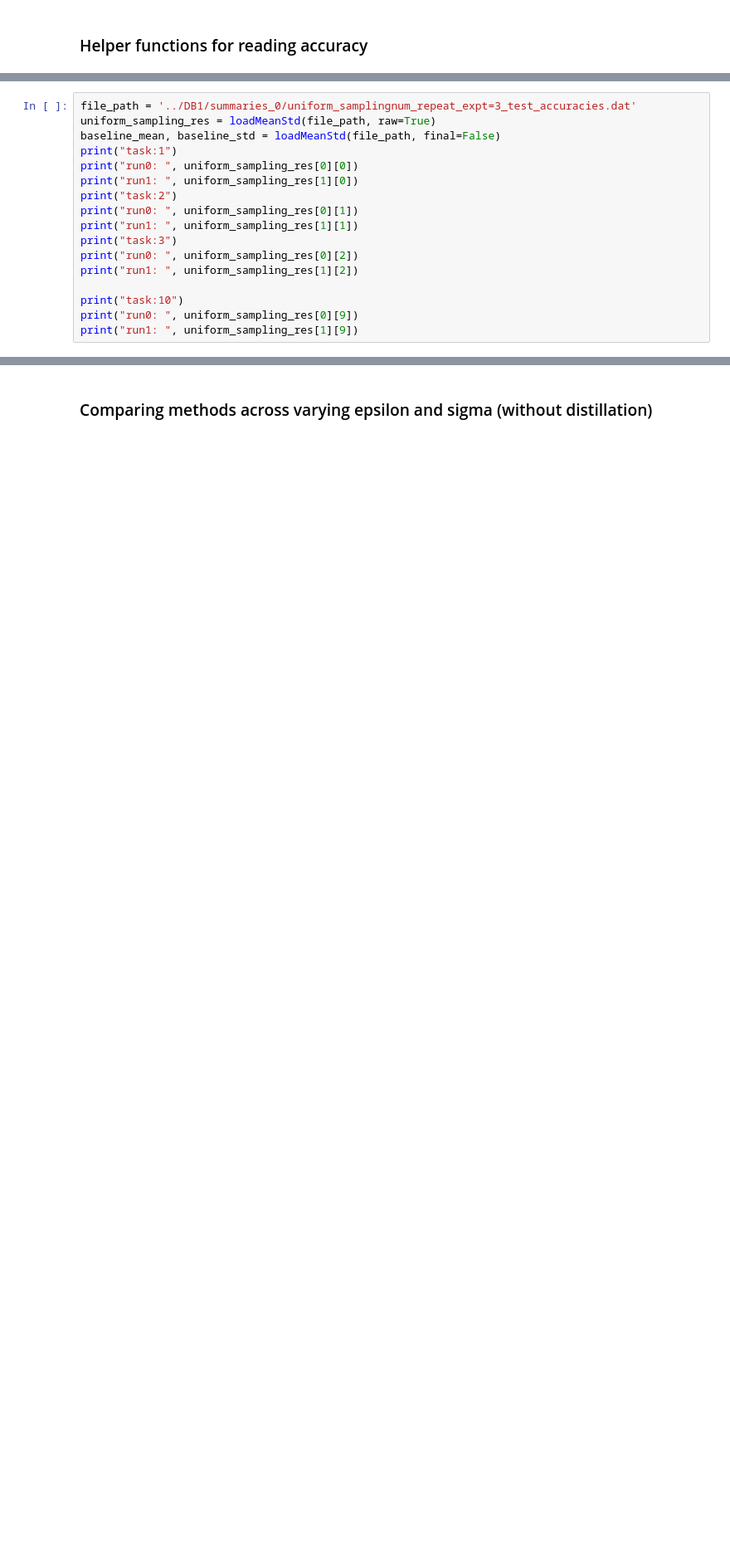
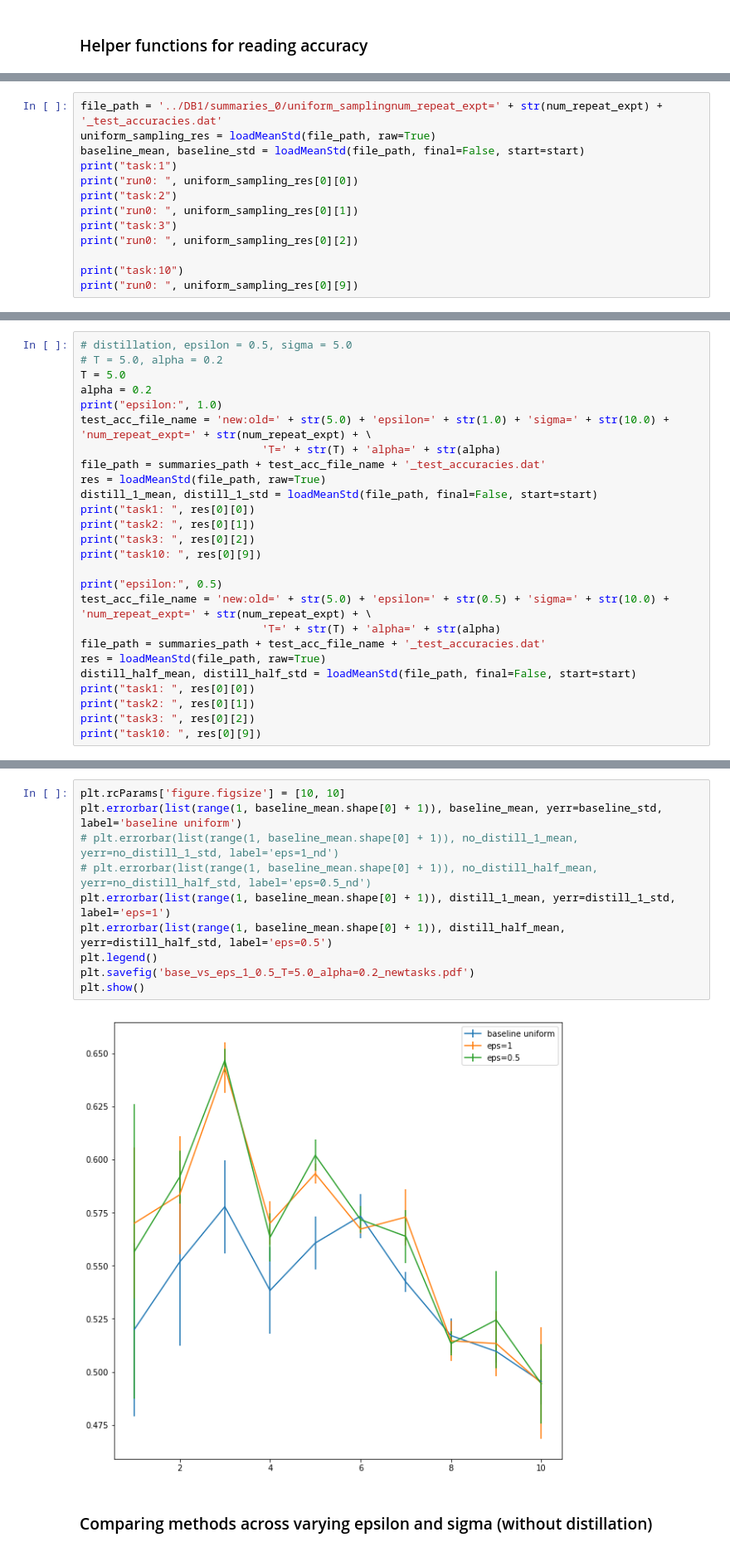
Before and after one commit to shriramsb/continual_learning, a Jupyter notebook: importance_reweighting/split_CIFAR-100_2/p2/99_1_10/DIS_3/test_results_better_lr.ipynb, the cells around one changed output, grey strips where cells are left out. Shown: that part at 83% size. Saved outputs shown, nothing was run; the diff lists cells and outputs as text; blank space fills up the shorter version.

Commit message:
Fixed minor bug in importance sampling; results for distill vs no distill vs uniform sampling in CIFAR-100 90 base + 1 class increment afterwards

```diff
--- a/importance_reweighting/split_CIFAR-100_2/p2/99_1_10/DIS_3/test_results_better_lr.ipynb
+++ b/importance_reweighting/split_CIFAR-100_2/p2/99_1_10/DIS_3/test_results_better_lr.ipynb
@@ -59,19 +61,15 @@ summaries_path_nd = 'summaries_0_no_distill/'
 # %%
-file_path = '../DB1/summaries_0/uniform_samplingnum_repeat_expt=3_test_accuracies.dat'
+file_path = '../DB1/summaries_0/uniform_samplingnum_repeat_expt=' + str(num_repeat_expt) + '_test_accuracies.dat'
 uniform_sampling_res = loadMeanStd(file_path, raw=True)
-baseline_mean, baseline_std = loadMeanStd(file_path, final=False)
+baseline_mean, baseline_std = loadMeanStd(file_path, final=False, start=start)
 print("task:1")
 print("run0: ", uniform_sampling_res[0][0])
-print("run1: ", uniform_sampling_res[1][0])
 print("task:2")
 print("run0: ", uniform_sampling_res[0][1])
-print("run1: ", uniform_sampling_res[1][1])
 print("task:3")
 print("run0: ", uniform_sampling_res[0][2])
-print("run1: ", uniform_sampling_res[1][2])
 
 print("task:10")
 print("run0: ", uniform_sampling_res[0][9])
-print("run1: ", uniform_sampling_res[1][9])
 # %% [output]
 task:1
@@ -102,0 +114,26 @@ The results seem really bad compared to uniform sampling. Probably because unifo
+# %%
+# distillation, epsilon = 0.5, sigma = 5.0
+# T = 5.0, alpha = 0.2
+T = 5.0
+alpha = 0.2
+print("epsilon:", 1.0)
+test_acc_file_name = 'new:old=' + str(5.0) + 'epsilon=' + str(1.0) + 'sigma=' + str(10.0) + 'num_repeat_expt=' + str(num_repeat_expt) + \
+                            'T=' + str(T) + 'alpha=' + str(alpha)
+file_path = summaries_path + test_acc_file_name + '_test_accuracies.dat'
+res = loadMeanStd(file_path, raw=True)
+distill_1_mean, distill_1_std = loadMeanStd(file_path, final=False, start=start)
+print("task1: ", res[0][0])
+print("task2: ", res[0][1])
+print("task3: ", res[0][2])
+print("task10: ", res[0][9])
+
+print("epsilon:", 0.5)
+test_acc_file_name = 'new:old=' + str(5.0) + 'epsilon=' + str(0.5) + 'sigma=' + str(10.0) + 'num_repeat_expt=' + str(num_repeat_expt) + \
+                            'T=' + str(T) + 'alpha=' + str(alpha)
+file_path = summaries_path + test_acc_file_name + '_test_accuracies.dat'
+res = loadMeanStd(file_path, raw=True)
+distill_half_mean, distill_half_std = loadMeanStd(file_path, final=False, start=start)
+print("task1: ", res[0][0])
+print("task2: ", res[0][1])
+print("task3: ", res[0][2])
+print("task10: ", res[0][9])
@@ -103,3 +151,15 @@ The results seem really bad compared to uniform sampling. Probably because unifo
+# %%
+plt.rcParams['figure.figsize'] = [10, 10]
+plt.errorbar(list(range(1, baseline_mean.shape[0] + 1)), baseline_mean, yerr=baseline_std, label='baseline uniform')
+# plt.errorbar(list(range(1, baseline_mean.shape[0] + 1)), no_distill_1_mean, yerr=no_distill_1_std, label='eps=1_nd')
+# plt.errorbar(list(range(1, baseline_mean.shape[0] + 1)), no_distill_half_mean, yerr=no_distill_half_std, label='eps=0.5_nd')
+plt.errorbar(list(range(1, baseline_mean.shape[0] + 1)), distill_1_mean, yerr=distill_1_std, label='eps=1')
+plt.errorbar(list(range(1, baseline_mean.shape[0] + 1)), distill_half_mean, yerr=distill_half_std, label='eps=0.5')
+plt.legend()
+plt.savefig('base_vs_eps_1_0.5_T=5.0_alpha=0.2_newtasks.pdf')
+plt.show()
+# %% [output]
+[figure, added]
 # %% [markdown]
 ### Comparing methods across varying epsilon and sigma (without distillation)
 # %%
```
Also changed, not shown: parts of 7 cells of this notebook, 17 other files.
